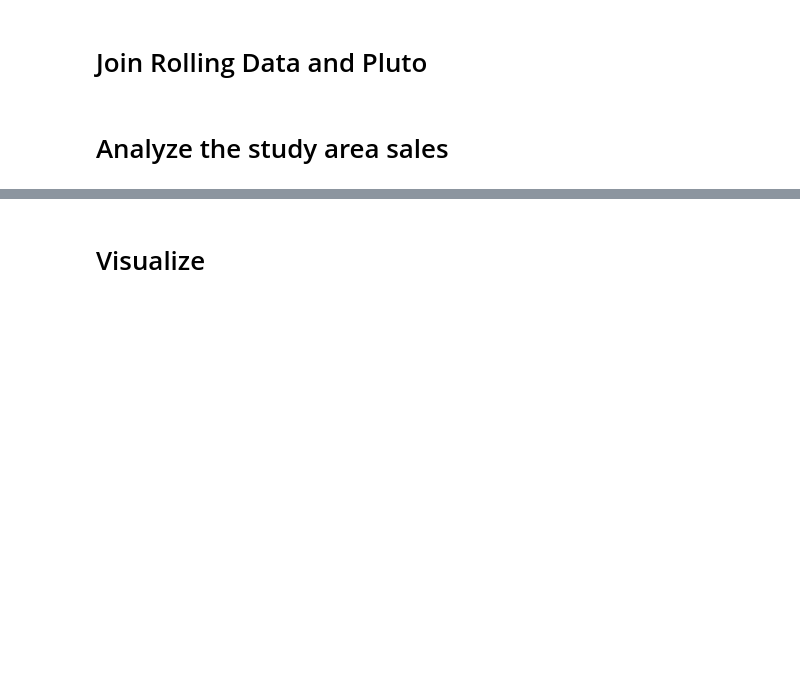
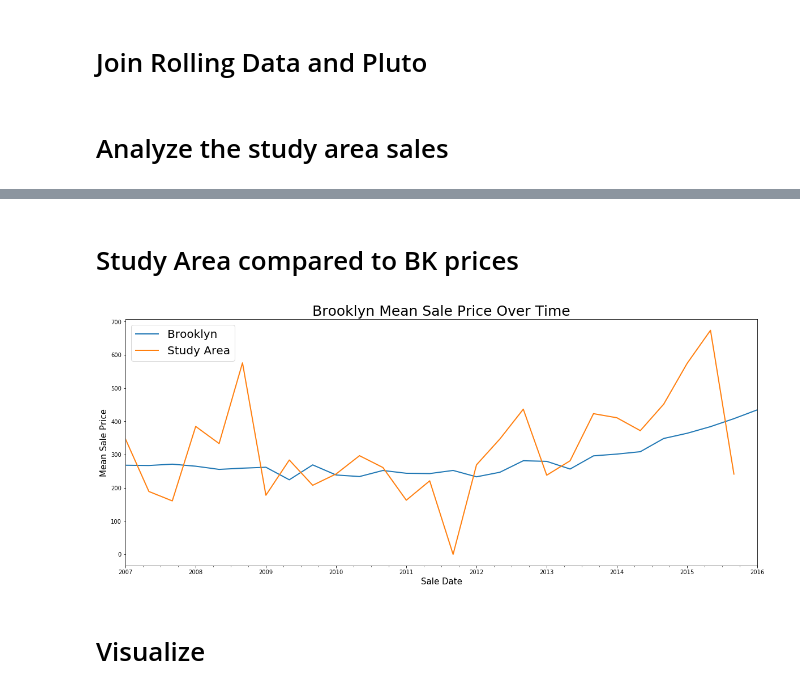
Before and after one commit to akash-y/digitalceqr, a Jupyter notebook: CHAPTER 5 - SOCIO/analyze_rolling_sales_data.ipynb, the cells around one changed output, grey strips where cells are left out. Cells and saved outputs as stored; diff of their text form; code cells hidden in the pictures; blank space fills up the shorter version.

```diff
--- a/CHAPTER 5 - SOCIO/analyze_rolling_sales_data.ipynb
+++ b/CHAPTER 5 - SOCIO/analyze_rolling_sales_data.ipynb
@@ -78,3 +195,20 @@ list(study_area_prices)
+# %% [markdown]
+# Study Area compared to BK prices
+# %%
+bk_monthly_means = prepped_bk_sales.resample('4M').mean()
+study_area_monthly_means = prepped_study_area_sales.resample('4M').mean()
+# %%
+# Mean sale price of all buildings in Brooklyn
+f, ax = plt.subplots(figsize=(20,8))
+bk_monthly_means['PRICE PER FT'].plot(alpha=1,linewidth=2,ax=ax,label='Brooklyn')
+study_area_monthly_means['PRICE PER FT'].plot(alpha=1,linewidth=2,ax=ax,label='Study Area')
+plt.title("Brooklyn Mean Sale Price Over Time", fontsize=25)
+plt.xlabel("Sale Date", fontsize=15)
+plt.ylabel("Mean Sale Price", fontsize=15)
+plt.legend(prop={'size': 20})
+plt.show()
+# %% [output]
+[figure, added]
 # %% [markdown]
 # Visualize
 # %%
```
Also changed, not shown: parts of 17 cells of this notebook.
